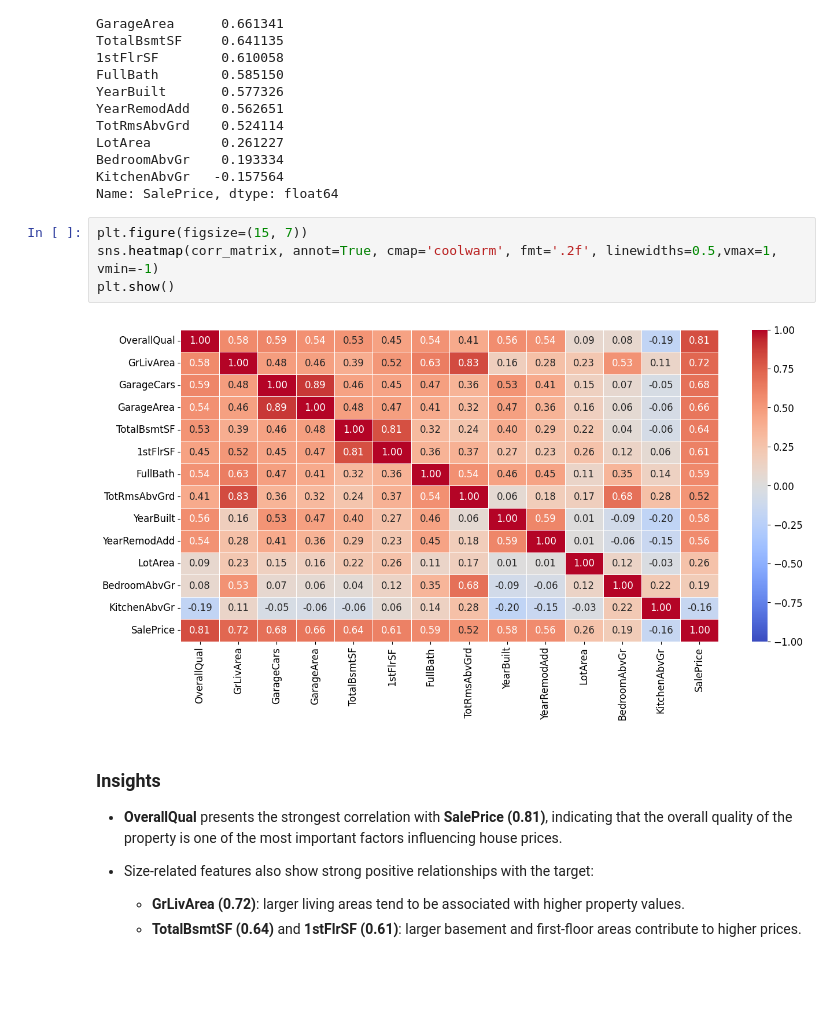
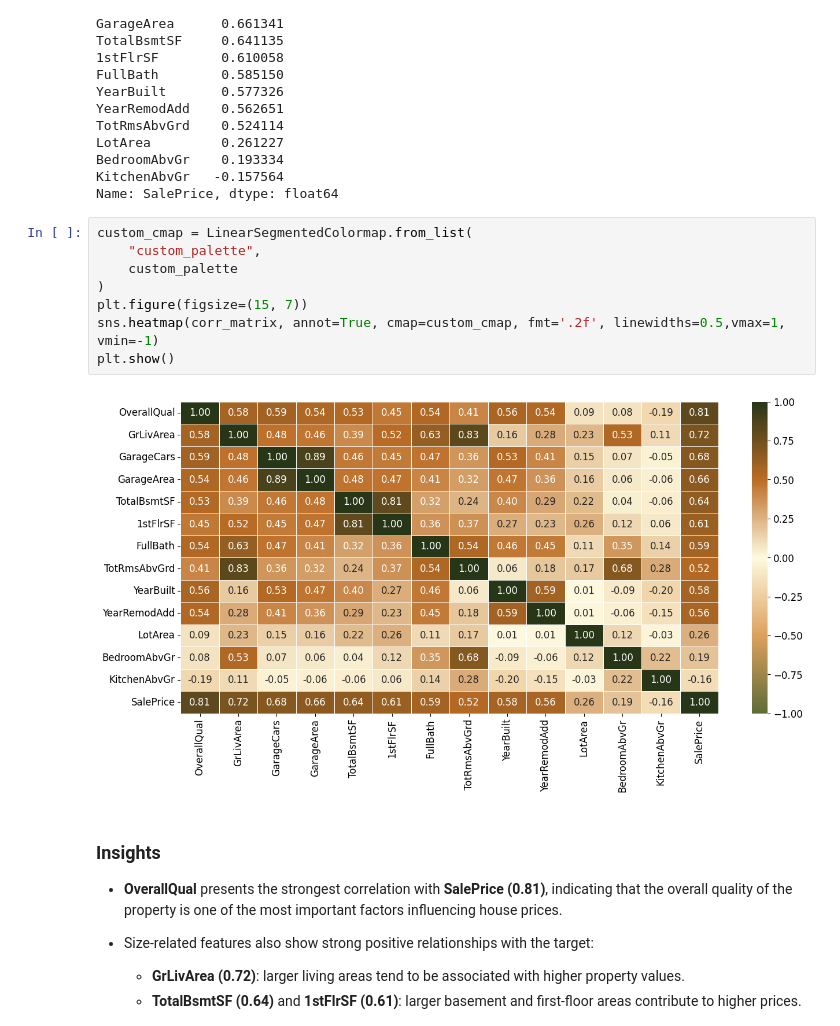
Before and after one commit to Renansampaio0711/-House-Price-Prediction-with-Machine-Learning, a Jupyter notebook: notebooks/house_price_prediction_analysis.ipynb, the cells around one changed output. Cells and saved outputs as stored; diff of their text form; blank space fills up the shorter version.

Commit message:
Update correlation matrix styling

```diff
--- a/notebooks/house_price_prediction_analysis.ipynb
+++ b/notebooks/house_price_prediction_analysis.ipynb
@@ -795,11 +796,15 @@ BedroomAbvGr    0.193334
 KitchenAbvGr   -0.157564
 Name: SalePrice, dtype: float64
 # %%
+custom_cmap = LinearSegmentedColormap.from_list(
+    "custom_palette",
+    custom_palette
+)
 plt.figure(figsize=(15, 7))
-sns.heatmap(corr_matrix, annot=True, cmap='coolwarm', fmt='.2f', linewidths=0.5,vmax=1, vmin=-1)
+sns.heatmap(corr_matrix, annot=True, cmap=custom_cmap, fmt='.2f', linewidths=0.5,vmax=1, vmin=-1)
 plt.show()
 # %% [output]
-[figure, old version]
+[figure, new version]
 # %% [markdown]
 ### Insights
 - **OverallQual** presents the strongest correlation with **SalePrice (0.81)**, indicating that the overall quality of the property is one of the most important factors influencing house prices.
```
Also changed, not shown: parts of 1 cell of this notebook.
